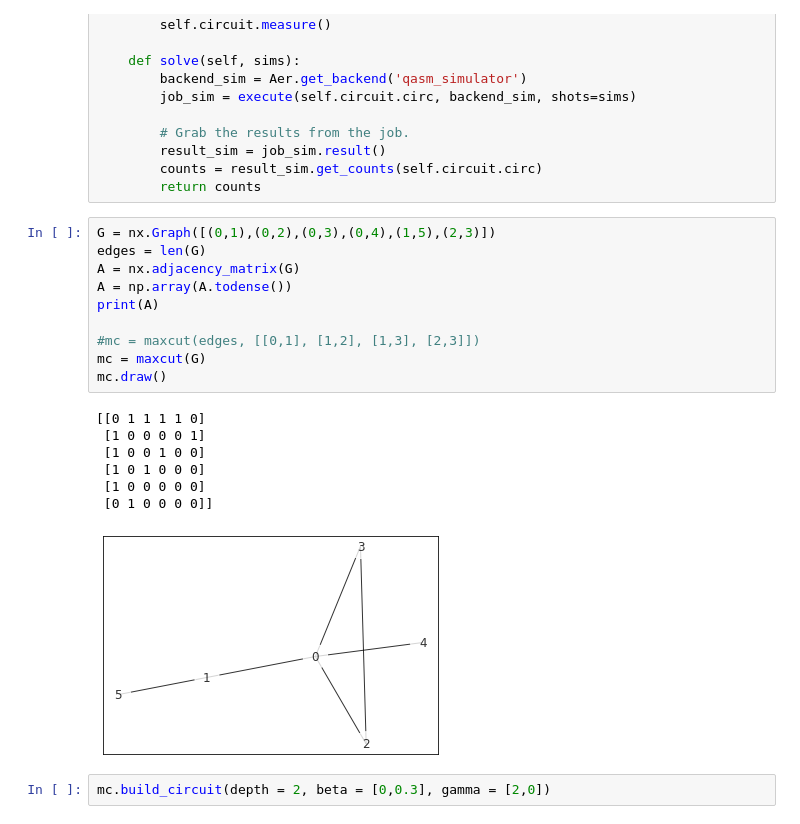
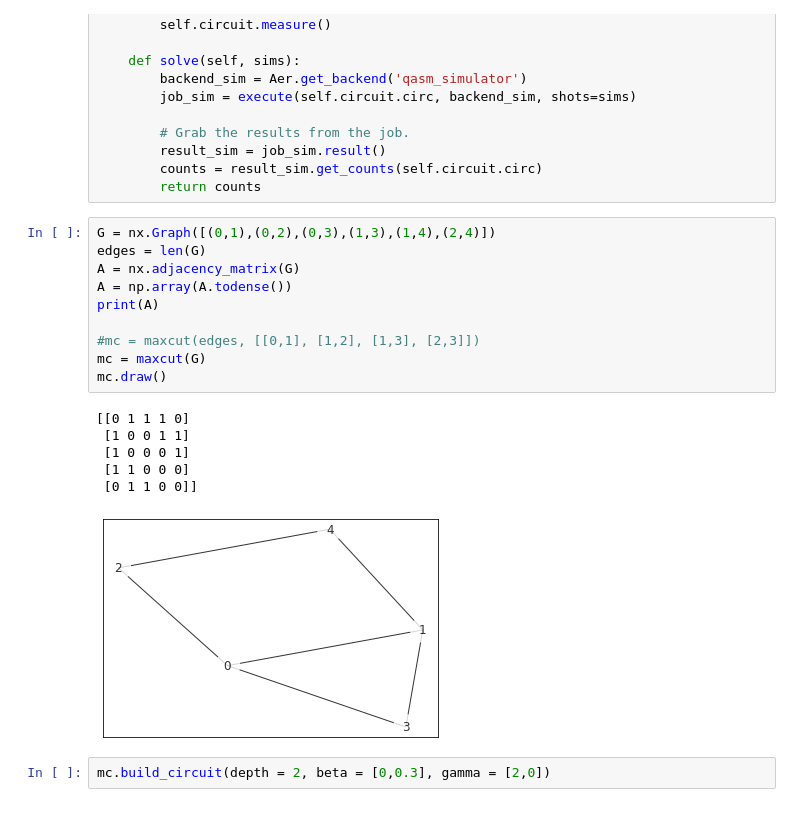
Before and after one commit to XunyiZhao/Quantum_Information_Project, a Jupyter notebook: maxcut.ipynb, the cells around one changed output. Drawn from its saved outputs; the diff is of its cells as text.

```diff
--- a/maxcut.ipynb
+++ b/maxcut.ipynb
@@ -126,23 +126,22 @@ class maxcut:
         counts = result_sim.get_counts(self.circuit.circ)
         return counts
 # %%
-G = nx.Graph([(0,1),(0,2),(0,3),(0,4),(1,5),(2,3)])
+G = nx.Graph([(0,1),(0,2),(0,3),(1,3),(1,4),(2,4)])
 edges = len(G)
 A = nx.adjacency_matrix(G)
 A = np.array(A.todense())
 print(A)
 
 #mc = maxcut(edges, [[0,1], [1,2], [1,3], [2,3]])
 mc = maxcut(G)
 mc.draw()
 # %% [output]
-[[0 1 1 1 1 0]
- [1 0 0 0 0 1]
- [1 0 0 1 0 0]
- [1 0 1 0 0 0]
- [1 0 0 0 0 0]
- [0 1 0 0 0 0]]
+[[0 1 1 1 0]
+ [1 0 0 1 1]
+ [1 0 0 0 1]
+ [1 1 0 0 0]
+ [0 1 1 0 0]]
-[figure, old version]
+[figure, new version]
 # %%
 mc.build_circuit(depth = 2, beta = [0,0.3], gamma = [2,0])
 # %%
```
Also changed, not shown: parts of 7 cells of this notebook.
